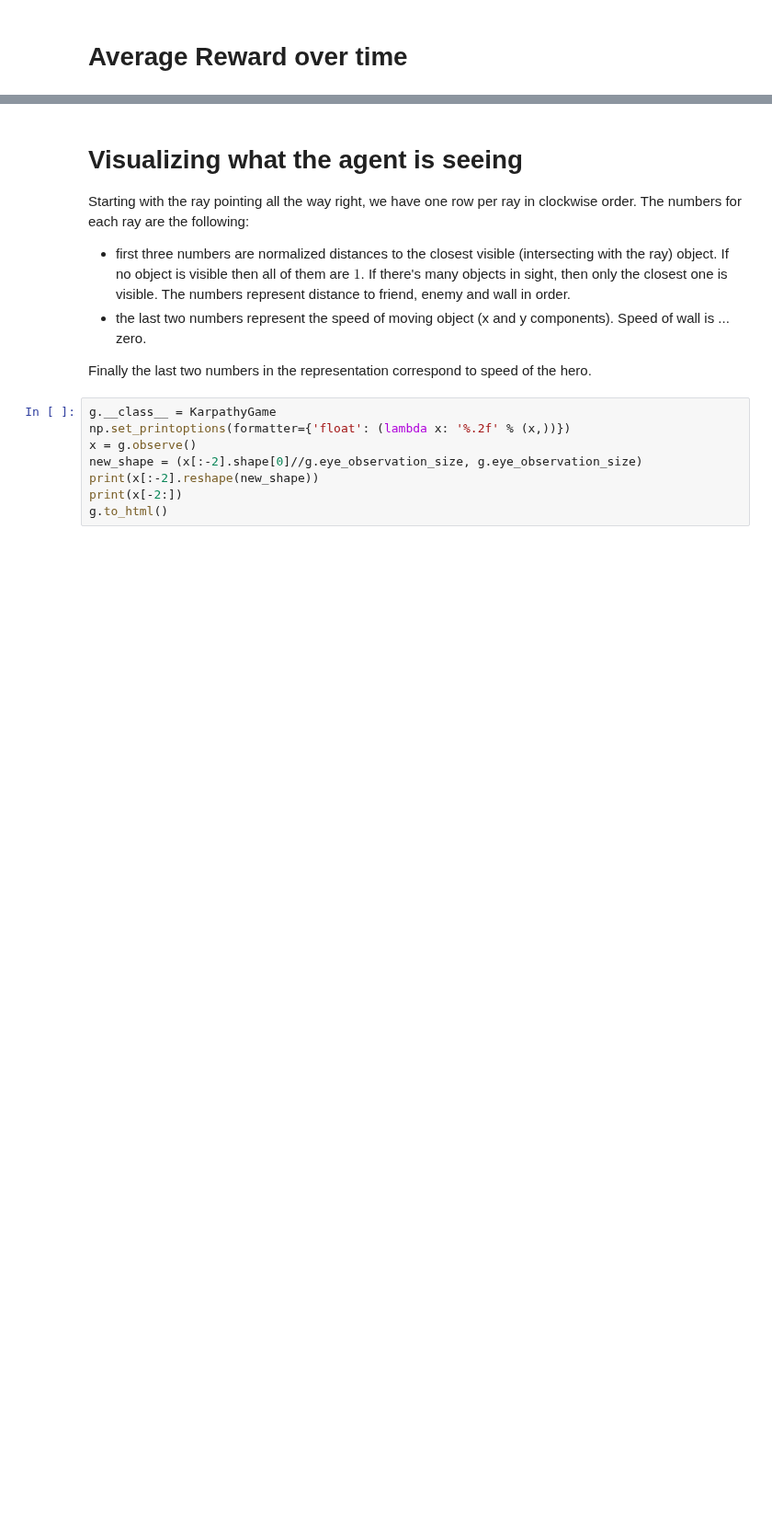
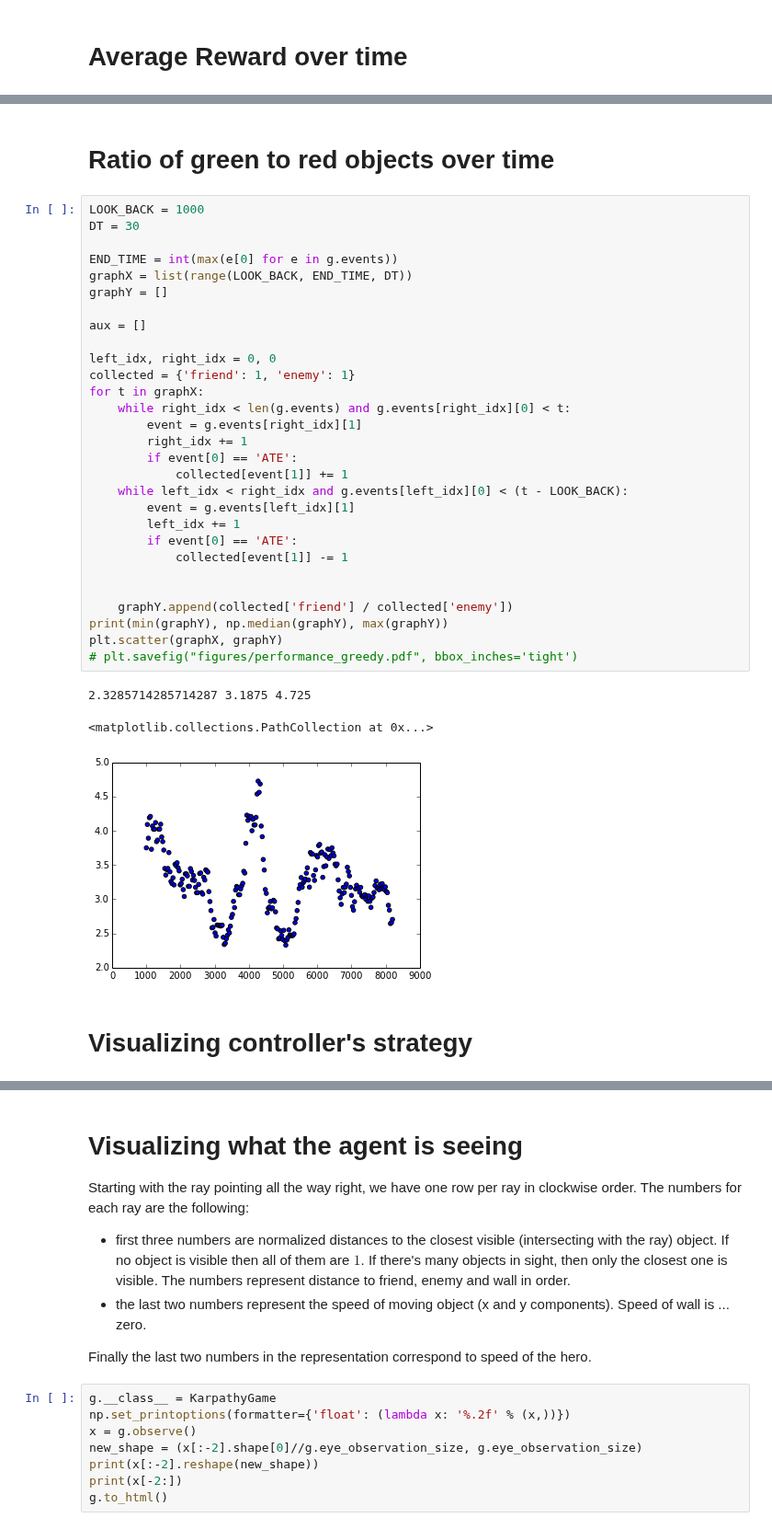
Before and after one commit to siemanko/tensorflow-deepq, a Jupyter notebook: notebooks/karpathy_game.ipynb, the cells around one changed output, grey strips where cells are left out. Shown at 92% size. Saved outputs shown, nothing was run; the diff lists cells and outputs as text; blank space fills up the shorter version.

```diff
--- a/notebooks/karpathy_game.ipynb
+++ b/notebooks/karpathy_game.ipynb
@@ -155,0 +181,37 @@ g.plot_reward(smoothing=100)
+# %% [markdown]
+# Ratio of green to red objects over time
+# %%
+LOOK_BACK = 1000
+DT = 30
+
+END_TIME = int(max(e[0] for e in g.events))
+graphX = list(range(LOOK_BACK, END_TIME, DT))
+graphY = []
+
+aux = []
+
+left_idx, right_idx = 0, 0
+collected = {'friend': 1, 'enemy': 1}
+for t in graphX:
+    while right_idx < len(g.events) and g.events[right_idx][0] < t:
+        event = g.events[right_idx][1]
+        right_idx += 1
+        if event[0] == 'ATE':
+            collected[event[1]] += 1
+    while left_idx < right_idx and g.events[left_idx][0] < (t - LOOK_BACK):
+        event = g.events[left_idx][1]
+        left_idx += 1
+        if event[0] == 'ATE':
+            collected[event[1]] -= 1
+
+
+    graphY.append(collected['friend'] / collected['enemy'])
+print(min(graphY), np.median(graphY), max(graphY))
+plt.scatter(graphX, graphY)
+# plt.savefig("figures/performance_greedy.pdf", bbox_inches='tight')
+# %% [output]
+2.3285714285714287 3.1875 4.725
+<matplotlib.collections.PathCollection at 0x...>
+[figure, added]
+# %% [markdown]
+# Visualizing controller's strategy
```
Also changed, not shown: parts of 13 cells of this notebook, 7 other files.
